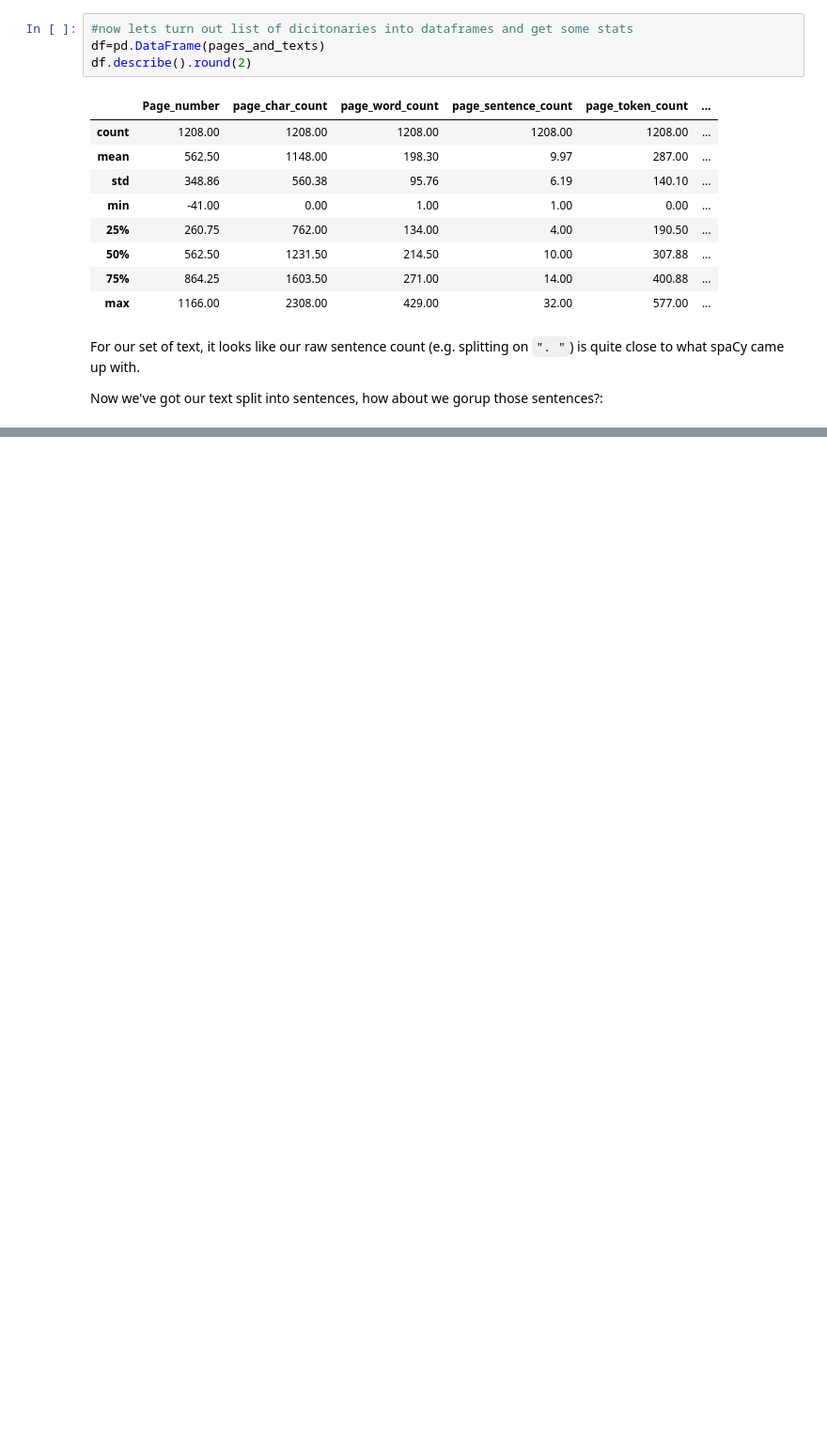
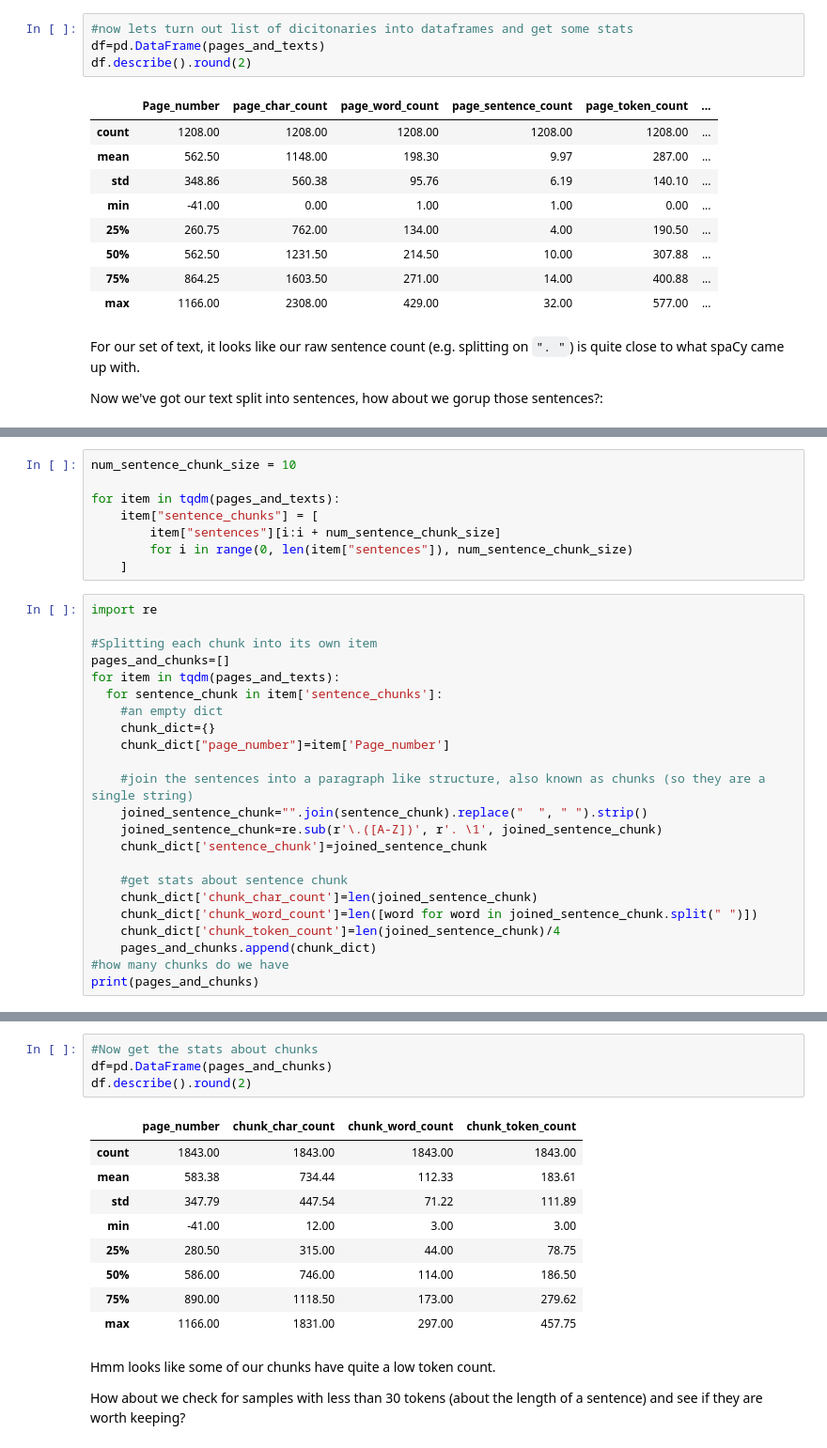
Before and after one commit to NoorSS01/NutriChat, a Jupyter notebook: nutri_Chat.ipynb, the cells around one changed output, grey strips where cells are left out. Shown at 94% size. Drawn from its saved outputs; the diff is of its cells as text; blank space fills up the shorter version.

Commit message:
Implement document chunking for RAG pipeline

```diff
--- a/nutri_Chat.ipynb
+++ b/nutri_Chat.ipynb
@@ -282,0 +289,31 @@ Now we've got our text split into sentences, how about we gorup those sentences?
+# %%
+num_sentence_chunk_size = 10
+
+for item in tqdm(pages_and_texts):
+    item["sentence_chunks"] = [
+        item["sentences"][i:i + num_sentence_chunk_size]
+        for i in range(0, len(item["sentences"]), num_sentence_chunk_size)
+    ]
+# %%
+import re
+
+#Splitting each chunk into its own item
+pages_and_chunks=[]
+for item in tqdm(pages_and_texts):
+  for sentence_chunk in item['sentence_chunks']:
+    #an empty dict
+    chunk_dict={}
+    chunk_dict["page_number"]=item['Page_number']
+
+    #join the sentences into a paragraph like structure, also known as chunks (so they are a single string)
+    joined_sentence_chunk="".join(sentence_chunk).replace("  ", " ").strip()
+    joined_sentence_chunk=re.sub(r'\.([A-Z])', r'. \1', joined_sentence_chunk)
+    chunk_dict['sentence_chunk']=joined_sentence_chunk
+
+    #get stats about sentence chunk
+    chunk_dict['chunk_char_count']=len(joined_sentence_chunk)
+    chunk_dict['chunk_word_count']=len([word for word in joined_sentence_chunk.split(" ")])
+    chunk_dict['chunk_token_count']=len(joined_sentence_chunk)/4
+    pages_and_chunks.append(chunk_dict)
+#how many chunks do we have
+print(pages_and_chunks)
@@ -282,0 +341,18 @@ Now we've got our text split into sentences, how about we gorup those sentences?
+# %%
+#Now get the stats about chunks
+df=pd.DataFrame(pages_and_chunks)
+df.describe().round(2)
+# %% [output]
+|  | page_number | chunk_char_count | chunk_word_count | chunk_token_count |
+| count | 1843.00 | 1843.00 | 1843.00 | 1843.00 |
+| mean | 583.38 | 734.44 | 112.33 | 183.61 |
+| std | 347.79 | 447.54 | 71.22 | 111.89 |
+| min | -41.00 | 12.00 | 3.00 | 3.00 |
+| 25% | 280.50 | 315.00 | 44.00 | 78.75 |
+| 50% | 586.00 | 746.00 | 114.00 | 186.50 |
+| 75% | 890.00 | 1118.50 | 173.00 | 279.62 |
+| max | 1166.00 | 1831.00 | 297.00 | 457.75 |
+# %% [markdown]
+Hmm looks like some of our chunks have quite a low token count.
+
+How about we check for samples with less than 30 tokens (about the length of a sentence) and see if they are worth keeping?
```
Also changed, not shown: parts of 13 cells of this notebook.
